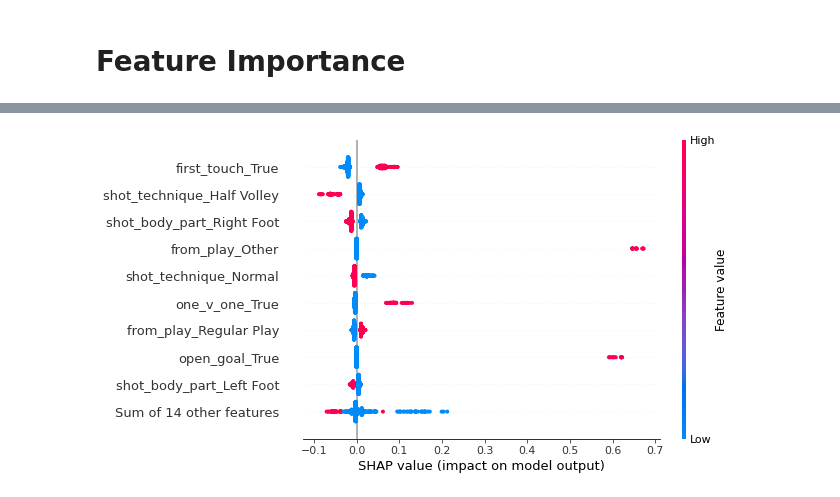
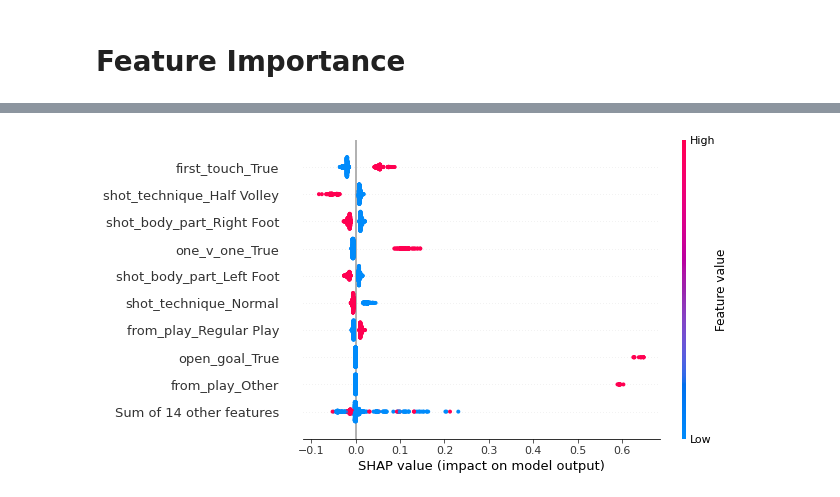
Before and after one commit to AnasKunda/aml_project, a Jupyter notebook: baseline_model_notebook.ipynb, the cells around one changed output, grey strips where cells are left out. Drawn from its saved outputs; the diff is of its cells as text; code cells hidden in the pictures.

```diff
--- a/baseline_model_notebook.ipynb
+++ b/baseline_model_notebook.ipynb
@@ -209,9 +226,28 @@ fig, ax = shap.partial_dependence_plot(
+# %%
+def baseline_proba(x,baseline=baseline):
+    ''' Fetch the probabilities of class 1 from baseline predictions.
+
+    Variables:-
+    x - Series - dependent features
+    baseline - sklearn.linear_model.LogisticRegression object - baseline model
+    '''
+    return baseline.predict_proba(x)[:, 1]
 # %%
-# compute the SHAP values for the linear model
-background_adult = shap.maskers.Independent(dependent_train.drop('statsbomb_xg',axis=1), max_samples=100)
+''' compute the SHAP values for the baseline model.
+
+Variables:-
+dependent_train - Series - train set of dependent variables
+baseline_proba - function - to calculate predicted xG
+'''
+background_adult = shap.maskers.Independent(dependent_train.drop(['statsbomb_xg','event_id'],axis=1), max_samples=100)
 explainer = shap.Explainer(baseline_proba, background_adult)
-shap_values = explainer(dependent_train.drop('statsbomb_xg',axis=1)[:1000])
+shap_values = explainer(dependent_train.drop(['statsbomb_xg','event_id'],axis=1)[:1000])
-# %%
-shap.plots.beeswarm(shap_values)
-# %% [output]
-[figure, removed]
+# %%
+''' Creating a beeswarm plot to visualize feature importances
+
+Variables:-
+shap_values - shap.Explainer object - object containing feature importance information
+'''
+shap.plots.beeswarm(shap_values)
+# %% [output]
+[figure, added]
```
Also changed, not shown: parts of 38 cells of this notebook, 3 other files.
